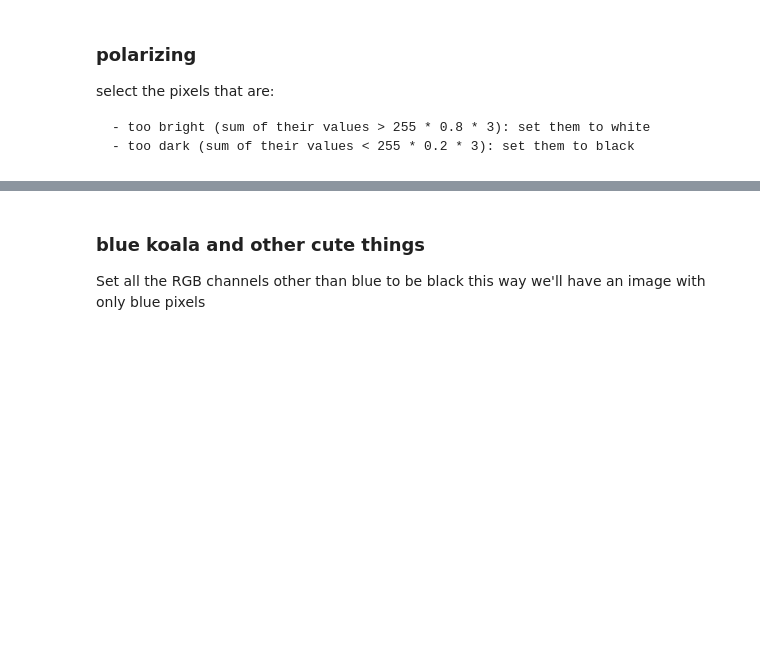
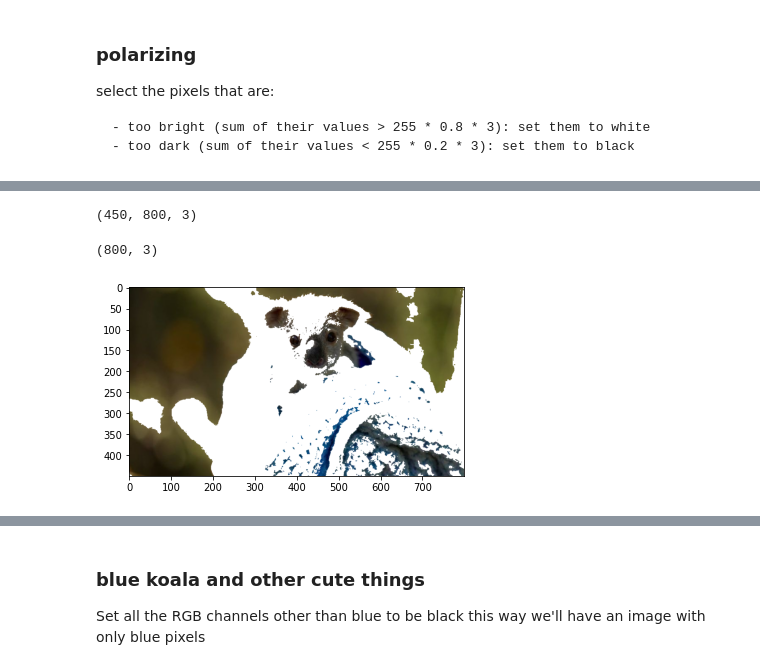
Before and after one commit to monkeyusage/py201, a Jupyter notebook: sessions/numpy_module.ipynb, the cells around one changed output, grey strips where cells are left out. Saved outputs shown, nothing was run; the diff lists cells and outputs as text; code cells hidden in the pictures; blank space fills up the shorter version.

```diff
--- a/sessions/numpy_module.ipynb
+++ b/sessions/numpy_module.ipynb
@@ -262,0 +303,18 @@ plt.imshow(koala)
+# %%
+koala[np.sum(koala, axis=2) > 255 * 0.8 * 3] = (255, 255, 255)
+koala[np.sum(koala, axis=2) < 255 * 0.2 * 3] = (0, 0, 0)
+# %%
+koala.shape
+# %% [output]
+(450, 800, 3)
+# %%
+np.sum(koala, axis=0, dtype=np.uint8).shape
+# %% [output]
+(800, 3)
+# %%
+k = koala.copy()
+k[np.sum(koala, axis=2) > 270] = 255
+plt.imshow(k)
+plt.show()
+# %% [output]
+[figure, added]
```
Also changed, not shown: parts of 39 cells of this notebook, 2 other files.
